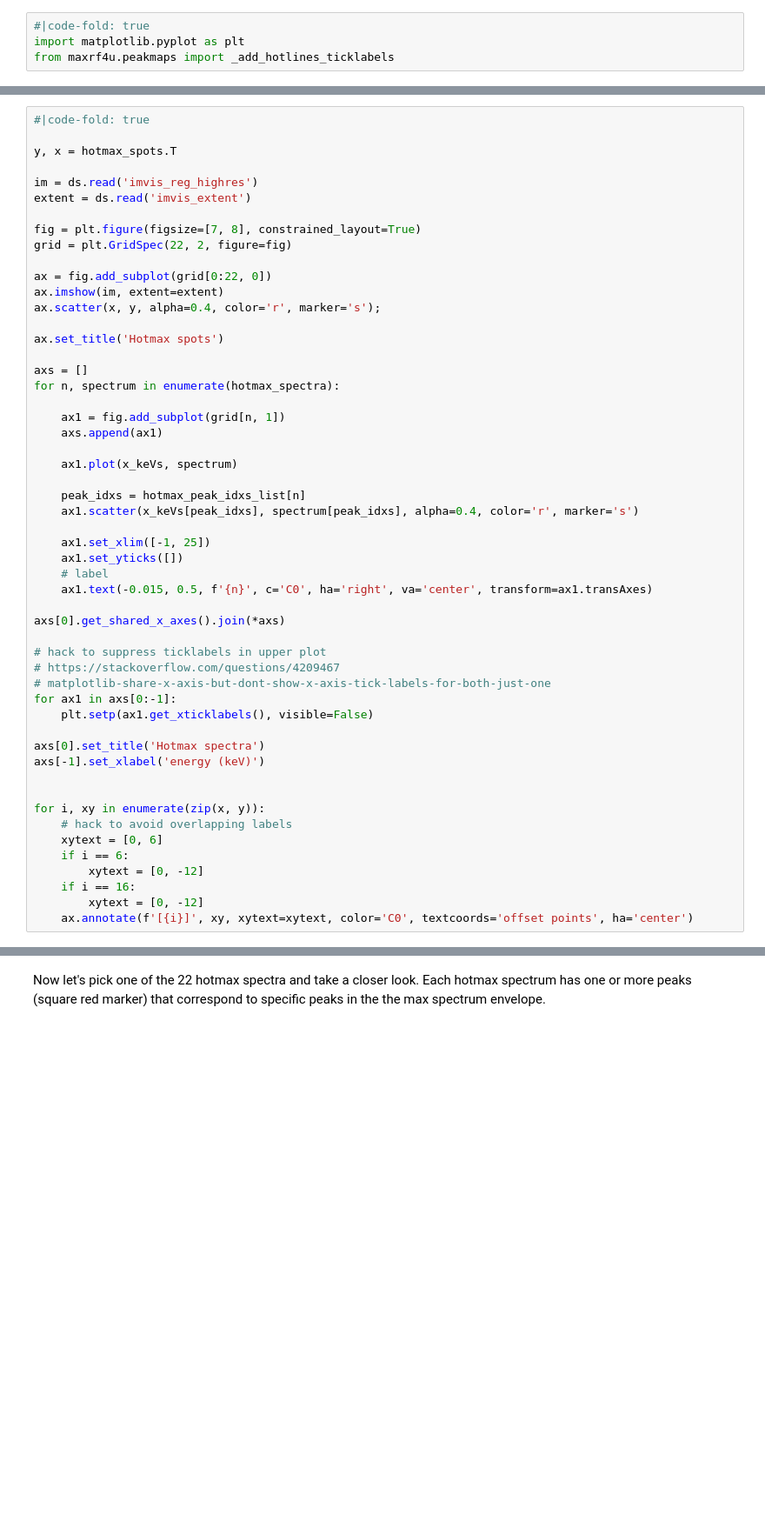
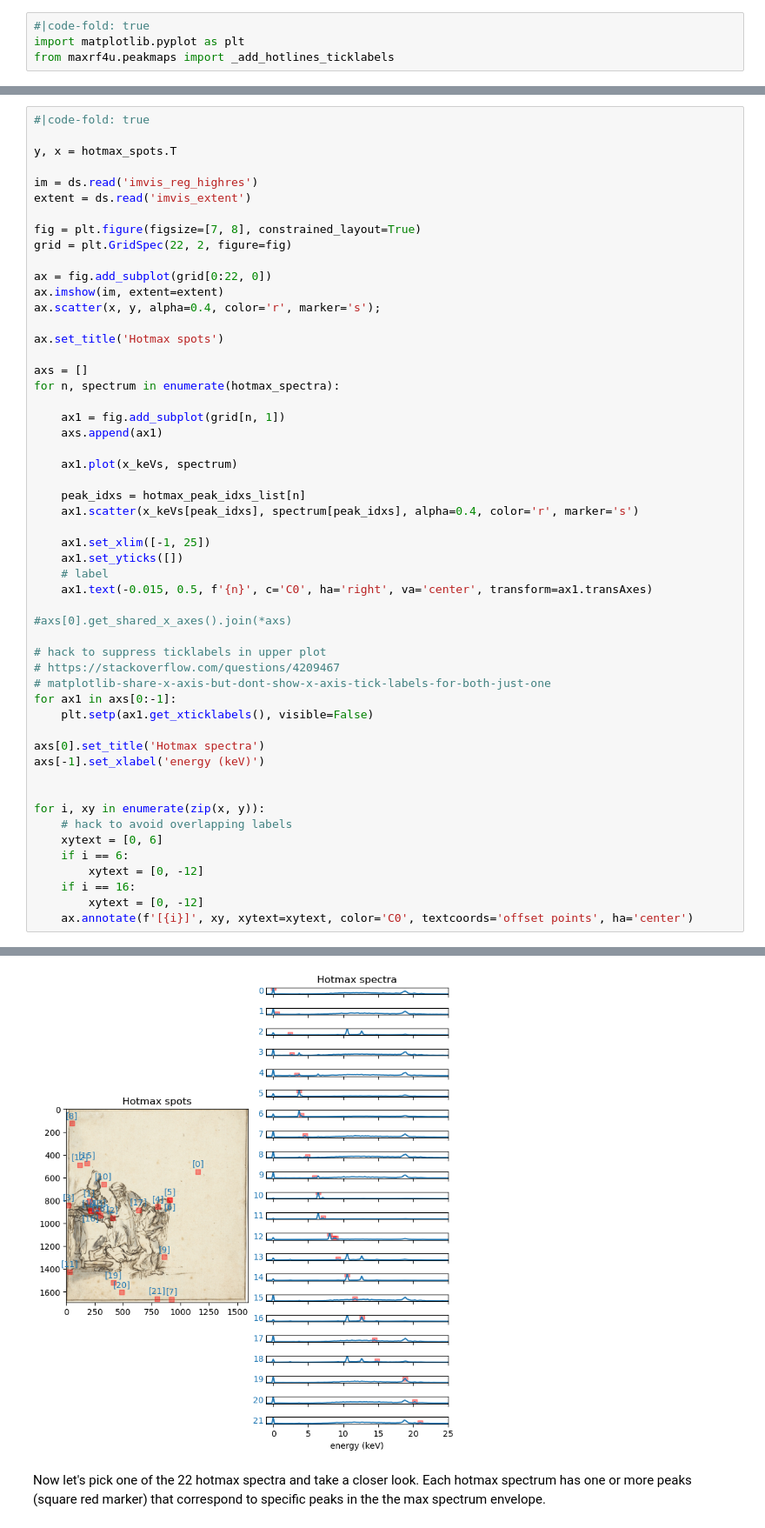
Before and after one commit to fligt/maxrf4u, a Jupyter notebook: notebooks/40_hotmax.ipynb, the cells around one changed output, grey strips where cells are left out. Shown: that part at 87% size. Saved outputs shown, nothing was run; the diff lists cells and outputs as text; blank space fills up the shorter version.

```diff
--- a/notebooks/40_hotmax.ipynb
+++ b/notebooks/40_hotmax.ipynb
@@ -116,7 +140,7 @@ for n, spectrum in enumerate(hotmax_spectra):
     # label
     ax1.text(-0.015, 0.5, f'{n}', c='C0', ha='right', va='center', transform=ax1.transAxes)
 
-axs[0].get_shared_x_axes().join(*axs)
+#axs[0].get_shared_x_axes().join(*axs)
 
 # hack to suppress ticklabels in upper plot
 # https://stackoverflow.com/questions/4209467
@@ -141,3 +164,4 @@ for i, xy in enumerate(zip(x, y)):
+[figure, added]
 # %% [markdown]
 Now let's pick one of the 22 hotmax spectra and take a closer look. Each hotmax spectrum has one or more peaks (square red marker) that correspond to specific peaks in the the max spectrum envelope.
 # %%
```
Also changed, not shown: parts of 8 cells of this notebook, 1 other file.
